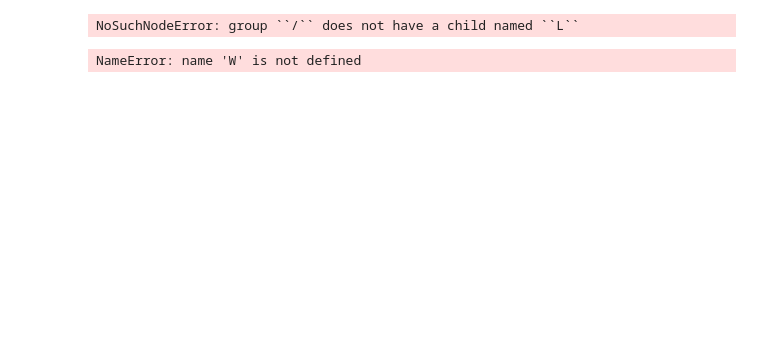
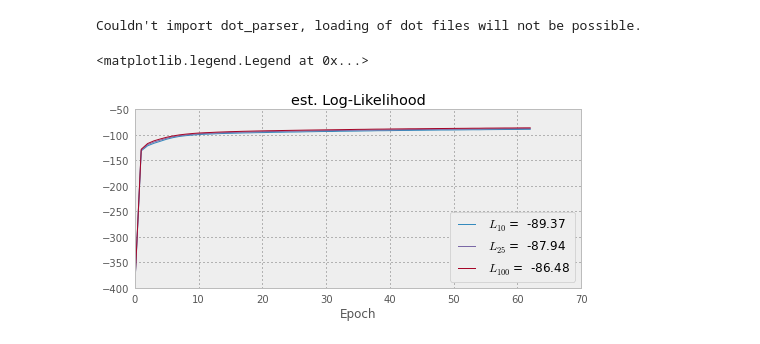
Before and after one commit to jbornschein/reweighted-ws, a Jupyter notebook: notebooks/MNIST-Analyze.ipynb, the cells around one changed output. Drawn from its saved outputs; the diff is of its cells as text; code cells hidden in the pictures; blank space fills up the shorter version.

```diff
--- a/notebooks/MNIST-Analyze.ipynb
+++ b/notebooks/MNIST-Analyze.ipynb
@@ -10 +1,16 @@ from nade import NADE
+# %%
+import sys
+sys.path.append("../")
+
+import numpy as np
+import tables
+import cPickle as pickle
+
+import theano
+import theano.tensor as T
+
+from learning.isb import ISB
+from learning.dataset import MNIST
+# %% [output]
+Couldn't import dot_parser, loading of dot files will not be possible.
 # %%
@@ -16,23 +24,41 @@ def display_fields(F, n_fields=25):
-# %%
-with tables.openFile("../src/mnist-experiment5.h5", "r") as h5:
-    L  = h5.root.L[:]
-    LL = h5.root.LL_epoch[:]
-    b = h5.root.b[-1,:]
-    c = h5.root.c[-1,:]
-    W = h5.root.W[-1,:,:]
-    V = h5.root.V[-1,:,:]
-    #train_x = h5.root.x_train[-1,:]
-
-batches = 5000
-n_vis, n_hid = W.shape
-
-#ylim([-200, -80])
-plot(L, "-", c='gray'); title("Log-Likelihood"); xlabel("SGD step")
-plot(np.arange(batches, LL.shape[0]*batches+500, batches), LL, 'x-', c='b', linewidth=2)
-print "Last LL:", LL[-1]
-# %% [output]
-NoSuchNodeError: group ``/`` does not have a child named ``L``
-# %%
-display_fields(W.T)
-# %% [output]
-NameError: name 'W' is not defined
+# %%
+result_dir = "/home/joerg/LISA/importance-sampling-backprop/param-mnist-100-best/"
+hparams = {}
+execfile(result_dir+"/paramfile.py", hparams)
+with tables.openFile(result_dir+"/results.h5", "r") as h5:
+    Lp_10 = h5.root.Lp_10[:]
+    Lp_25 = h5.root.Lp_25[:]
+    Lp_100 = h5.root.Lp_100[:]
+    Lp_500 = h5.root.Lp_100[:]
+
+    mparams = {
+        'P_a'  : h5.root.P_a[-1,:],
+        'P_b'  : h5.root.P_b[-1,:],
+        'P_W'  : h5.root.P_W[-1,:,:],
+        'Q_c'  : h5.root.Q_c[-1,:],
+        'Q_b'  : h5.root.Q_b[-1,:],
+        'Q_W'  : h5.root.Q_W[-1,:,:],
+        'Q_V'  : h5.root.Q_V[-1,:,:],
+        'Q_Ub' : h5.root.Q_Ub[-1,:,:],
+        'Q_Uc' : h5.root.Q_Uc[-1,:,:],
+    }
+
+model = hparams['model']
+model.set_model_params(mparams)
+n_hid, n_vis = mparams['P_W'].shape
+assert n_vis == model.n_vis
+assert n_hid == model.n_hid
+
+clf()
+figsize(*figaspect(0.3))
+title("est. Log-Likelihood"); xlabel("Epoch")
+for var, label in ( (Lp_10, 'L_{10}'), (Lp_25, 'L_{25}'), (Lp_100, 'L_{100}'),):
+    plot(var[:], label="$%s$ =  %5.2f"%(label, var[-1]));
+
+legend(loc='lower right')
+
+#s = 0
+#print Lp_10[s], Lp_25[s], Lp_100[s]
+# %% [output]
+<matplotlib.legend.Legend at 0x...>
+[figure, added]
```
Also changed, not shown: parts of 25 cells of this notebook, 11 other files.
